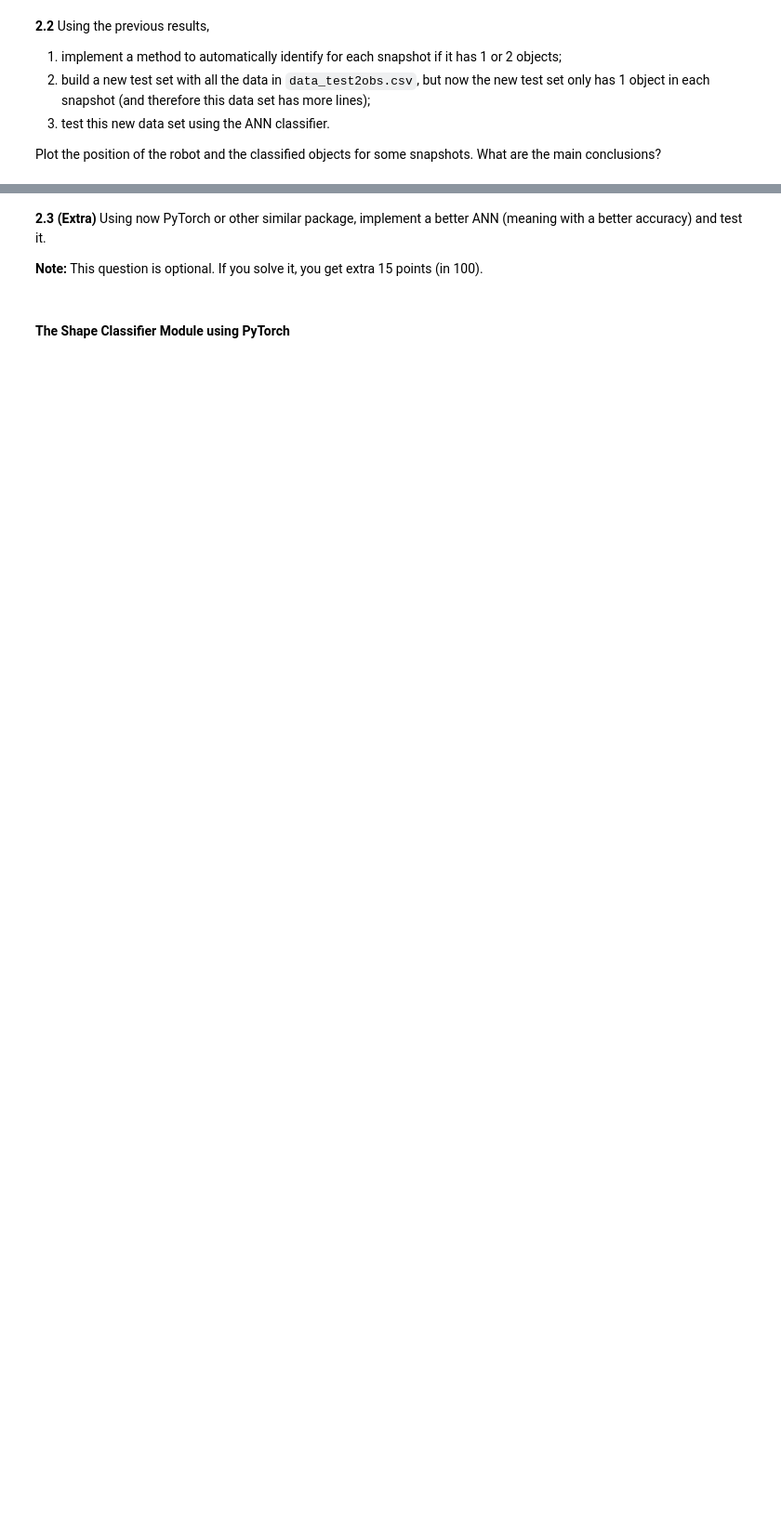
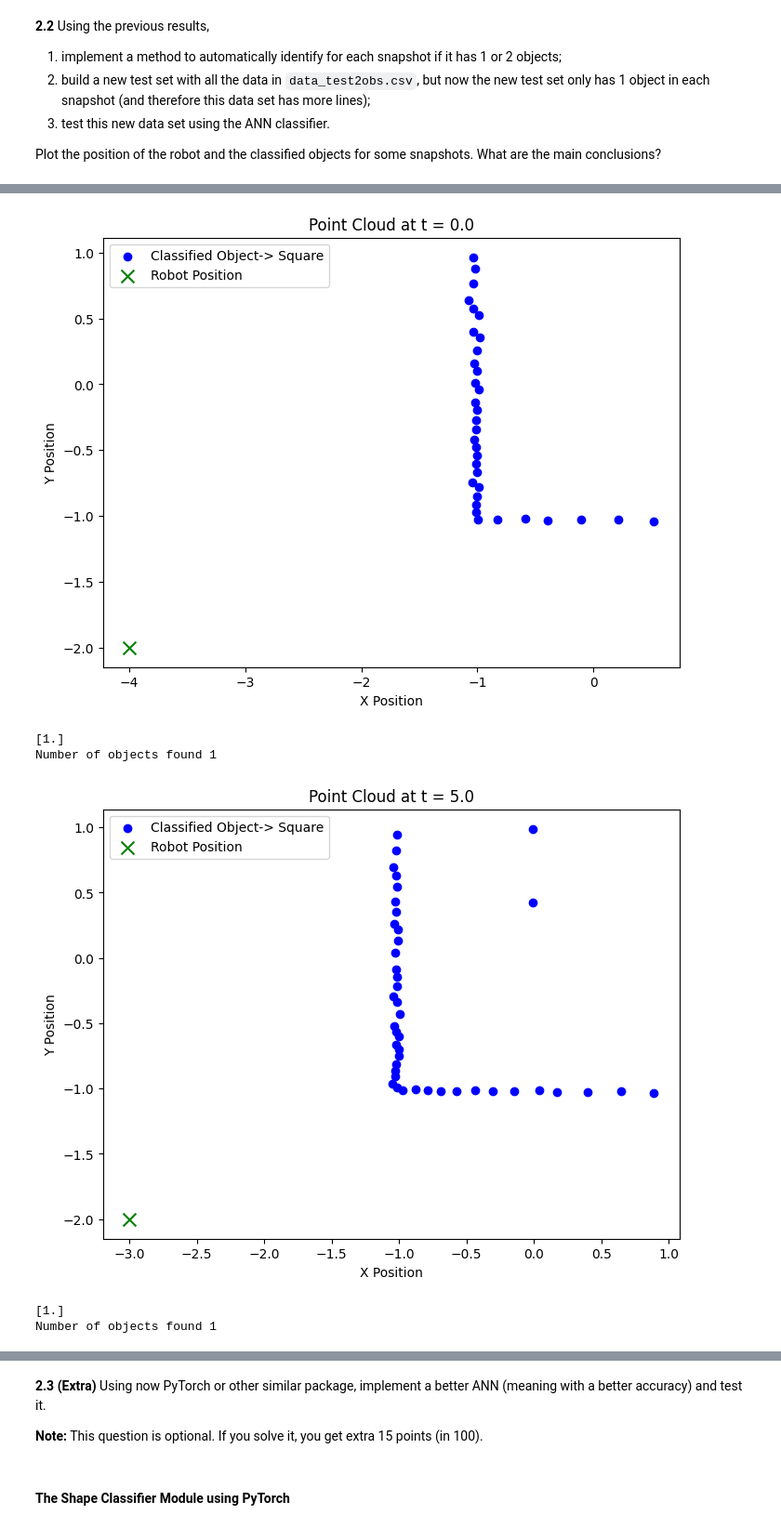
Before and after one commit to brumocas/ML_Projects, a Jupyter notebook: Proj2/ML_project2.ipynb, the cells around one changed output, grey strips where cells are left out. Shown at 93% size. Drawn from its saved outputs; the diff is of its cells as text; code cells hidden in the pictures; blank space fills up the shorter version.

```diff
--- a/Proj2/ML_project2.ipynb
+++ b/Proj2/ML_project2.ipynb
@@ -949,0 +1203,22 @@ IndentationError: unexpected indent (399136613.py, line 26)
+# %%
+# Plot some results
+for t in range(0, 10*50, 50):
+  x_o, y_o = [], []
+  for i in range(len(Lidar_range[t])):
+    if Lidar_range[t][i] > 0:
+      x_o.append(px[t]+Lidar_range[t][i]*np.cos(angle[i]/180*np.pi))
+      y_o.append(py[t]+Lidar_range[t][i]*np.sin(angle[i]/180*np.pi))
+  X = np.array([x_o, y_o]).T
+
+  all_idx = [i for i, x in enumerate(time) if x == t]
+  num_objects = len(all_idx)
+  plot_snapshot(t, X, px, py, num_objects, classification[all_idx])
+  print(classification[all_idx])
+  print(f"Number of objects found {num_objects}")
+# %% [output]
+[figure, added]
+[1.]
+Number of objects found 1
+[figure, added]
+[1.]
+Number of objects found 1
```
Also changed, not shown: parts of 36 cells of this notebook, 2 other files.
